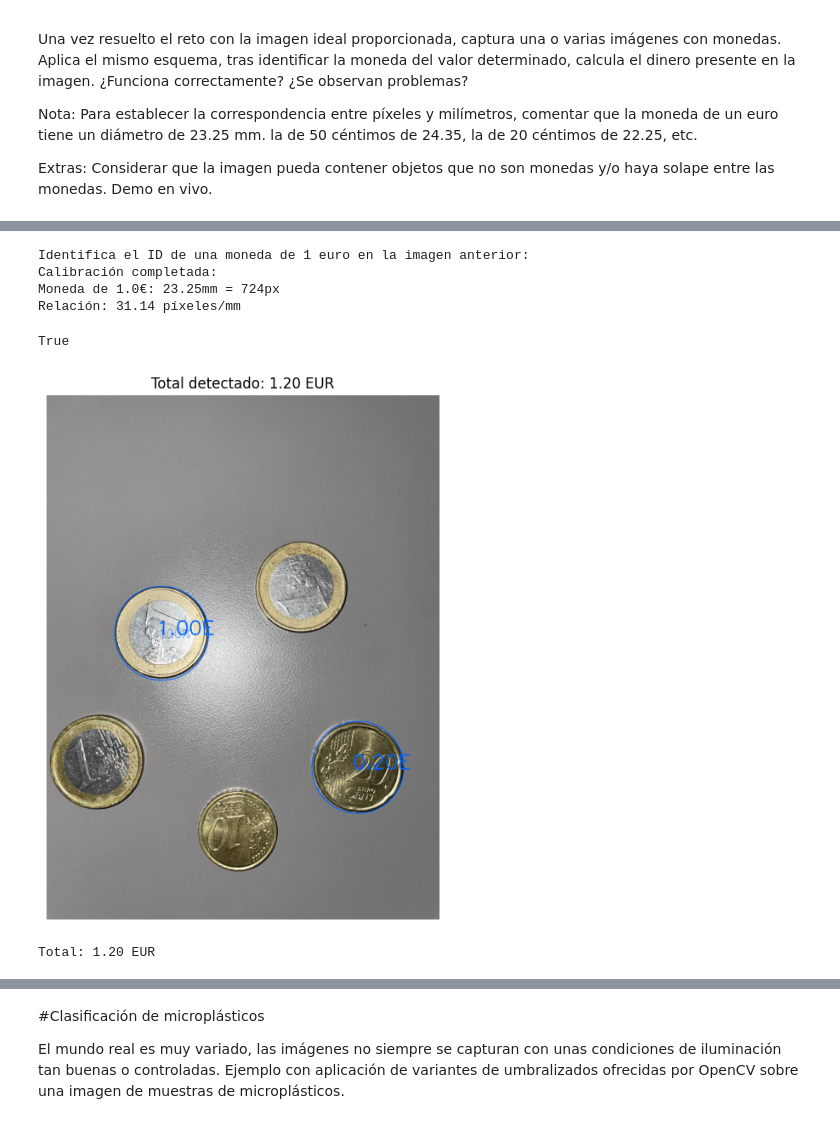
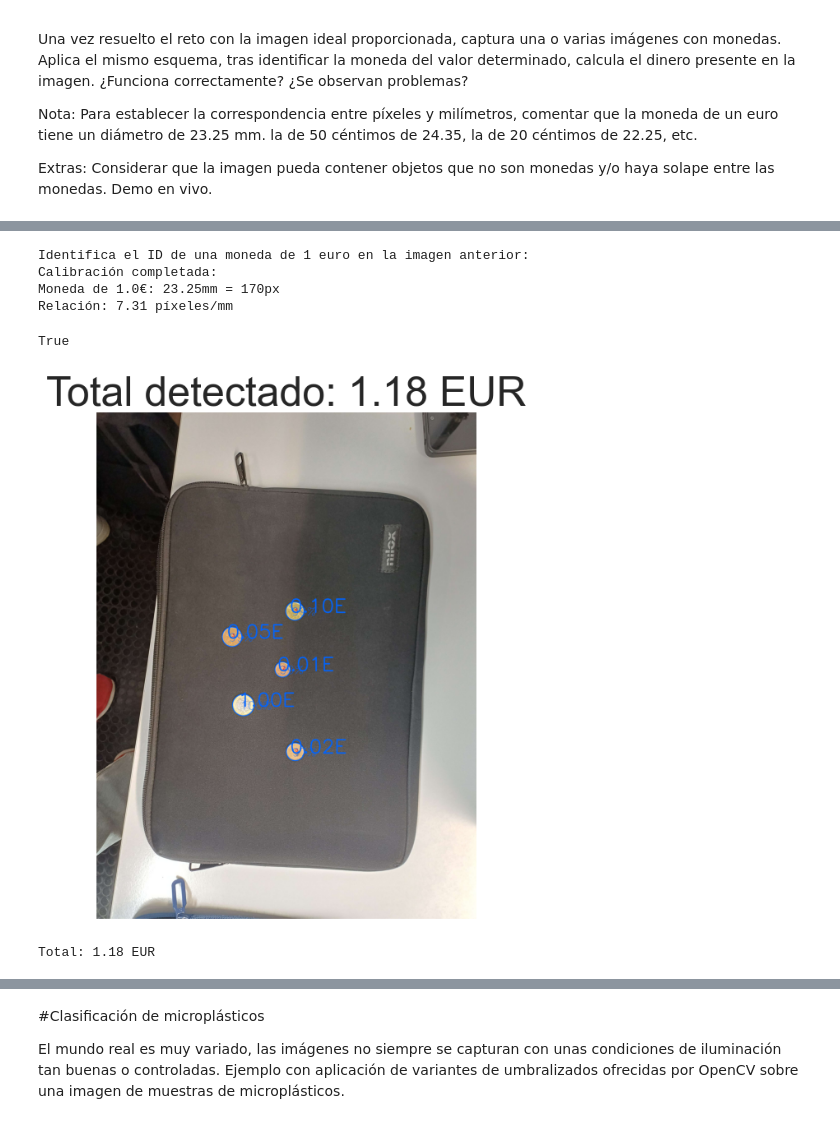
Before and after one commit to mohamedOharoun/VC_P3_42_25, a Jupyter notebook: VC_P3.ipynb, the cells around one changed output, grey strips where cells are left out. Drawn from its saved outputs; the diff is of its cells as text; code cells hidden in the pictures.

```diff
--- a/VC_P3.ipynb
+++ b/VC_P3.ipynb
@@ -309,10 +309,10 @@ def mostrar_imagen(img, titulo="Imagen", cmap=None):
     plt.show()
 
 # Cargar imagen
-coins = cv2.imread("Monedas1.jpg")
+coins = cv2.imread("Monedas6.jpg")
 gray = cv2.cvtColor(coins, cv2.COLOR_BGR2GRAY)
 blur = cv2.GaussianBlur(gray, (7,7), 0)
-
+mostrar_imagen(blur, "Gaussian")
 # Detección de bordes con Canny
 canny = cv2.Canny(blur, 20, 255)
 
@@ -367,12 +368,12 @@ for i, cont in enumerate(contours):
     # Calcular circularidad
     area = cv2.contourArea(cont)
     perimeter = cv2.arcLength(cont, True)
-    if perimeter > 200:
+    if perimeter < 800 and perimeter > 280:
         circularity = 4 * np.pi * area / (perimeter * perimeter)
     else:
         circularity = 0
 
-    if circularity > 0.7:
+    if circularity > 0.6:
         monedas.append({
             'id': len(monedas),
             'center': center,
@@ -422,8 +423,8 @@ calibrar_con_moneda_referencia(monedas, id_referencia, 1.00)
 # %% [output]
 Identifica el ID de una moneda de 1 euro en la imagen anterior:
 Calibración completada:
-Moneda de 1.0€: 23.25mm = 724px
-Relación: 31.14 píxeles/mm
+Moneda de 1.0€: 23.25mm = 170px
+Relación: 7.31 píxeles/mm
 True
 # %%
 # PASO 2: Clasificación simplificada
@@ -450,7 +451,7 @@ def clasificar_monedas_mejorado(monedas):
                 mejor_match = valor
 
         # Si el error es aceptable (menos del 15%)
-        if min_error < 0.15:
+        if min_error < 0.10:
             total += mejor_match
             confianza = int((1 - min_error) * 100)
 
@@ -459,35 +460,35 @@ def clasificar_monedas_mejorado(monedas):
                 color = (255, 100, 0)  # Azul
             elif confianza > 85:
                 color = (0, 255, 255)  # Amarillo
             else:
                 color = (0, 165, 255)  # Naranja
 
             # Dibujar círculo grueso
             cv2.circle(img_resultado, moneda['center'], moneda['radius'], color, 5)
 
             # Mostrar valor grande
             texto_valor = f"{mejor_match:.2f}E"
             cv2.putText(img_resultado, texto_valor,
                        (moneda['center'][0]-40, moneda['center'][1]+10),
                        cv2.FONT_HERSHEY_SIMPLEX, 5, color, 10)
 
             # Mostrar confianza
             texto_conf = f"{confianza}%"
             cv2.putText(img_resultado, texto_conf,
                        (moneda['center'][0]-25, moneda['center'][1]+35),
                        cv2.FONT_HERSHEY_SIMPLEX, 3, color, 2)
 
     return resultados, total, img_resultado
 
 # Usar la función
 resultados, total, img_resultado = clasificar_monedas_mejorado(monedas)
 
 if img_resultado is not None:
     mostrar_imagen(img_resultado, f"Total detectado: {total:.2f} EUR")
     print(f"\nTotal: {total:.2f} EUR")
 # %% [output]
-[figure, old version]
+[figure, new version]
-Total: 1.20 EUR
+Total: 1.18 EUR
 # %%
 # OPCIONAL: Función de diagnóstico para entender qué está pasando
 def diagnosticar_clasificacion(monedas):
```
Also changed, not shown: parts of 9 cells of this notebook, 3 other files.
